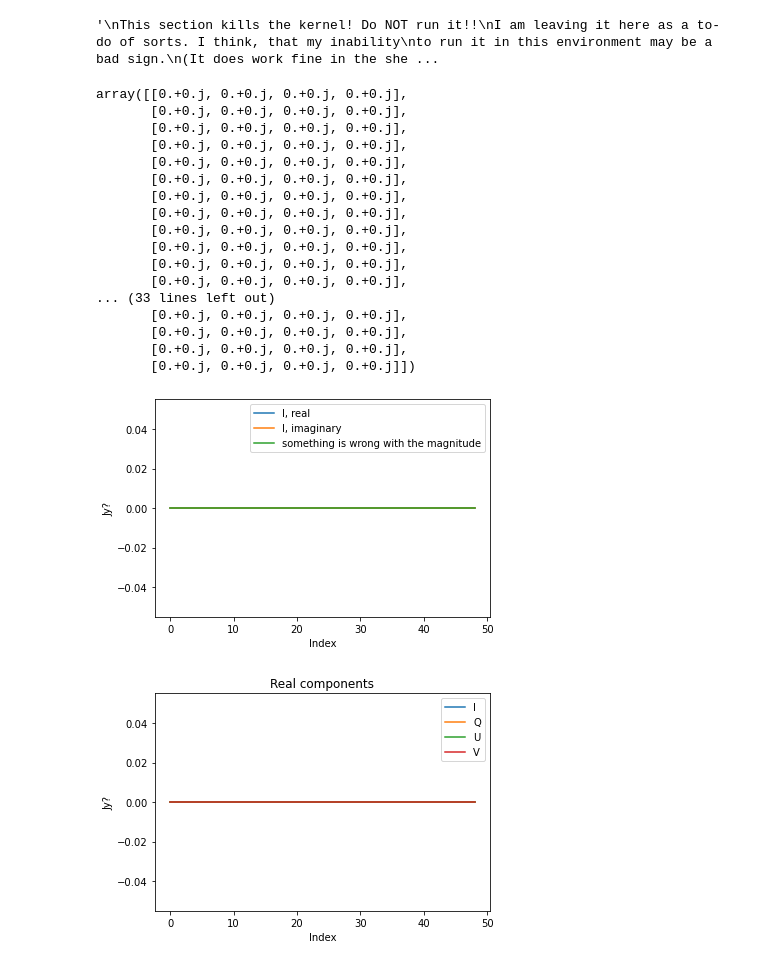
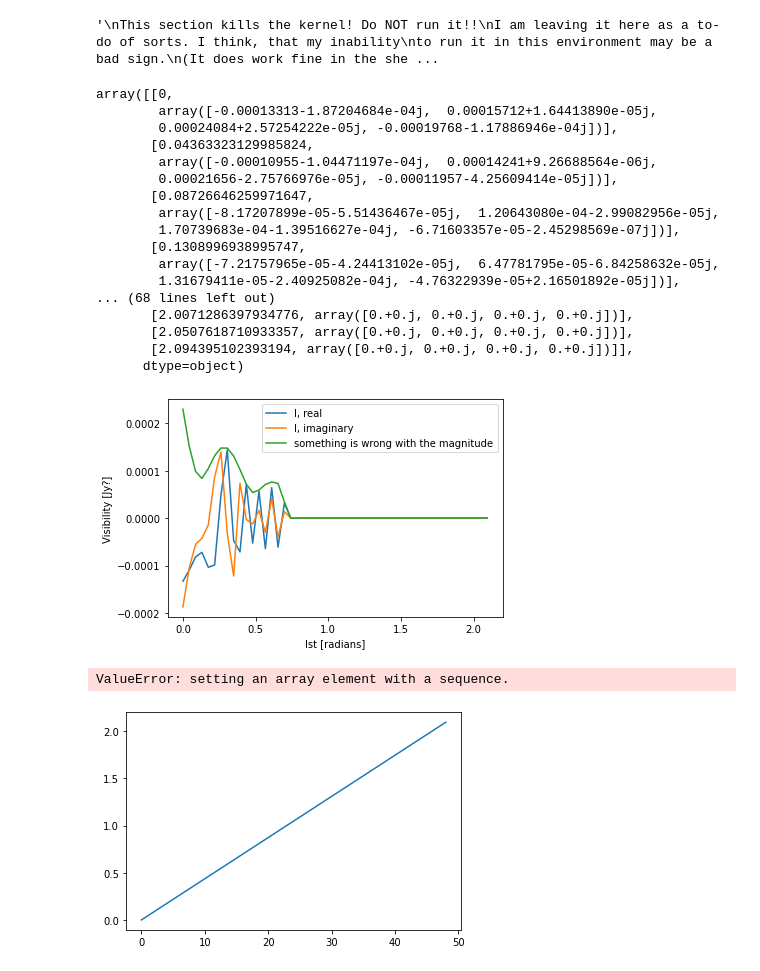
Before and after one commit to 3276908917/skyflux, a Jupyter notebook: notebooks/visibility/single_source.ipynb, the cells around one changed output. Saved outputs shown, nothing was run; the diff lists cells and outputs as text; code cells hidden in the pictures.

Commit message:
We finally got a magnitude-variant response
I am not sure if it is correct, but it looks a lot better at least

```diff
--- a/notebooks/visibility/single_source.ipynb
+++ b/notebooks/visibility/single_source.ipynb
@@ -103,41 +108,43 @@ while t < 2 * np.pi:
 # %% [output]
 '\nThis section kills the kernel! Do NOT run it!!\nI am leaving it here as a to-do of sorts. I think, that my inability\nto run it in this environment may be a bad sign.\n(It does work fine in the she ...
 # %%
-vist = skyflux.vis.source_over_time(
+vist = sf.vis.source_over_time(
     88, 121, arbitrary_source, 0, 2/3 * np.pi, np.pi / 72
 )
 vist
 # %% [output]
-array([[0.+0.j, 0.+0.j, 0.+0.j, 0.+0.j],
-       [0.+0.j, 0.+0.j, 0.+0.j, 0.+0.j],
-       [0.+0.j, 0.+0.j, 0.+0.j, 0.+0.j],
-       [0.+0.j, 0.+0.j, 0.+0.j, 0.+0.j],
-       [0.+0.j, 0.+0.j, 0.+0.j, 0.+0.j],
-       [0.+0.j, 0.+0.j, 0.+0.j, 0.+0.j],
-       [0.+0.j, 0.+0.j, 0.+0.j, 0.+0.j],
-       [0.+0.j, 0.+0.j, 0.+0.j, 0.+0.j],
-       [0.+0.j, 0.+0.j, 0.+0.j, 0.+0.j],
-       [0.+0.j, 0.+0.j, 0.+0.j, 0.+0.j],
-       [0.+0.j, 0.+0.j, 0.+0.j, 0.+0.j],
-       [0.+0.j, 0.+0.j, 0.+0.j, 0.+0.j],
-... (33 lines left out)
-       [0.+0.j, 0.+0.j, 0.+0.j, 0.+0.j],
-       [0.+0.j, 0.+0.j, 0.+0.j, 0.+0.j],
-       [0.+0.j, 0.+0.j, 0.+0.j, 0.+0.j],
-       [0.+0.j, 0.+0.j, 0.+0.j, 0.+0.j]])
+array([[0,
+        array([-0.00013313-1.87204684e-04j,  0.00015712+1.64413890e-05j,
+        0.00024084+2.57254222e-05j, -0.00019768-1.17886946e-04j])],
+       [0.04363323129985824,
+        array([-0.00010955-1.04471197e-04j,  0.00014241+9.26688564e-06j,
+        0.00021656-2.75766976e-05j, -0.00011957-4.25609414e-05j])],
+       [0.08726646259971647,
+        array([-8.17207899e-05-5.51436467e-05j,  1.20643080e-04-2.99082956e-05j,
+        1.70739683e-04-1.39516627e-04j, -6.71603357e-05-2.45298569e-07j])],
+       [0.1308996938995747,
+        array([-7.21757965e-05-4.24413102e-05j,  6.47781795e-05-6.84258632e-05j,
+        1.31679411e-05-2.40925082e-04j, -4.76322939e-05+2.16501892e-05j])],
+... (68 lines left out)
+       [2.0071286397934776, array([0.+0.j, 0.+0.j, 0.+0.j, 0.+0.j])],
+       [2.0507618710933357, array([0.+0.j, 0.+0.j, 0.+0.j, 0.+0.j])],
+       [2.094395102393194, array([0.+0.j, 0.+0.j, 0.+0.j, 0.+0.j])]],
+      dtype=object)
 # %%
-plt.plot(np.real(vist[:, 0]), label="I, real")
-plt.plot(np.imag(vist[:, 0]), label="I, imaginary")
-plt.plot(np.abs(vist[:, 0]), label="something is wrong with the magnitude")
+I = np.array([v[1][0] for v in vist])
 
-plt.xlabel("Index")
-plt.ylabel("Jy?")
+plt.plot(vist[:, 0], np.real(I), label="I, real")
+plt.plot(vist[:, 0], np.imag(I), label="I, imaginary")
+plt.plot(vist[:, 0], np.abs(I), label="something is wrong with the magnitude")
+
+plt.xlabel("lst [radians]")
+plt.ylabel("Visibility [Jy?]")
 
 plt.legend()
 
 plt.show()
 # %% [output]
-[figure, old version]
+[figure, new version]
 # %%
 plt.plot(np.real(vist[:, 0]), label="I")
 plt.plot(np.real(vist[:, 1]), label="Q")
@@ -152,7 +159,8 @@ plt.legend()
 
 plt.show()
 # %% [output]
+ValueError: setting an array element with a sequence.
-[figure, old version]
+[figure, new version]
 # %%
 plt.plot(np.imag(vist[:, 0]), label="I")
 plt.plot(np.imag(vist[:, 1]), label="Q")
```
Also changed, not shown: parts of 7 cells of this notebook, 4 other files.
